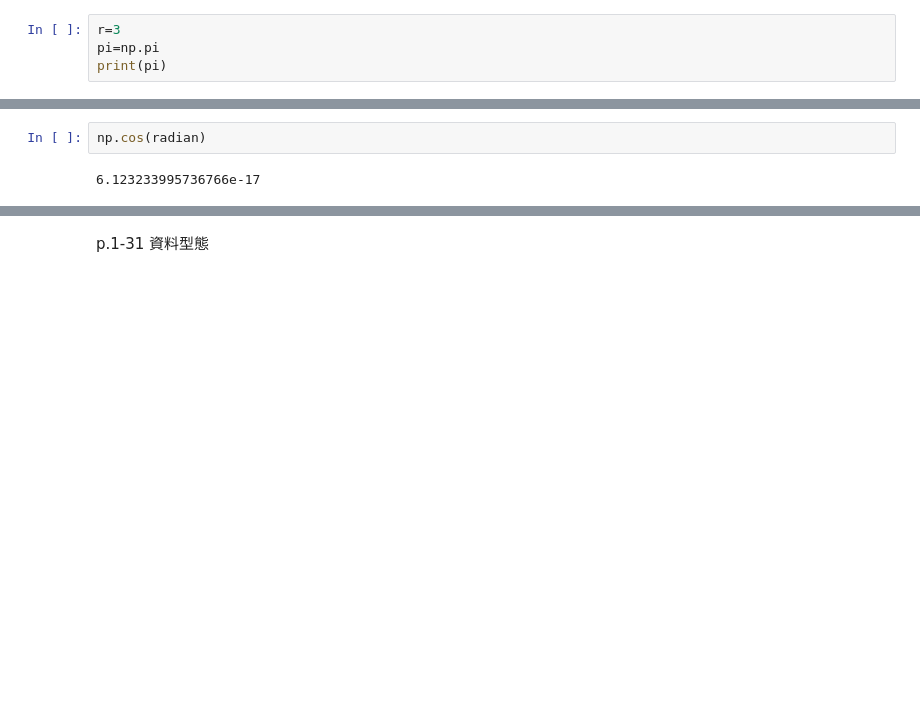
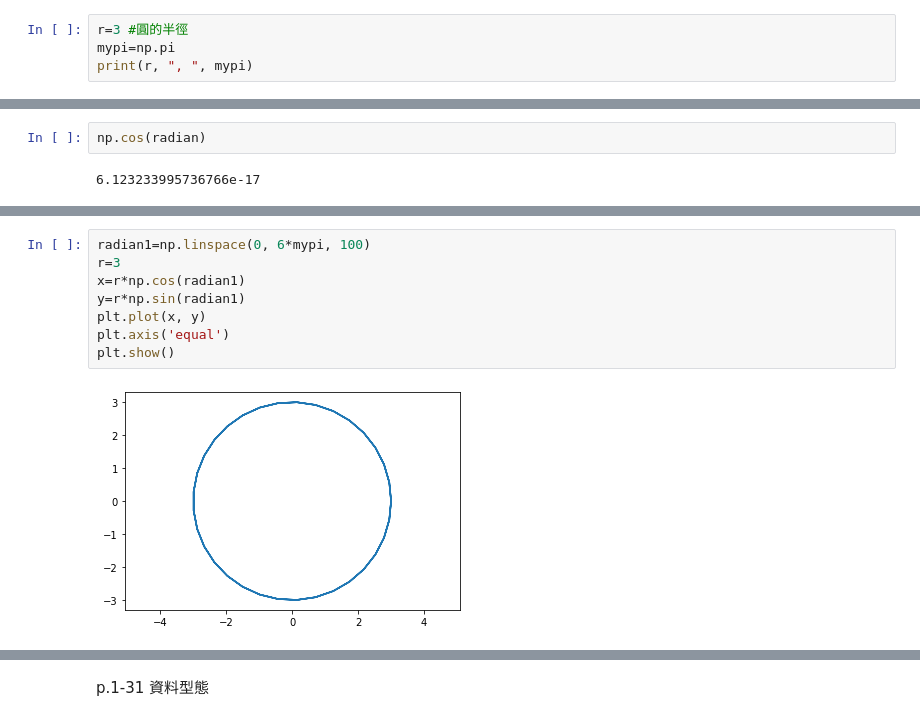
Before and after one commit to TienLungSun/Python, a Jupyter notebook: IE118 week3.ipynb, the cells around one changed output, grey strips where cells are left out. Saved outputs shown, nothing was run; the diff lists cells and outputs as text; blank space fills up the shorter version.

```diff
--- a/IE118 week3.ipynb
+++ b/IE118 week3.ipynb
@@ -57,7 +59,7 @@ plt.show()
 # %% [markdown]
 p.1-27 畫圓
 # %%
-r=3
-pi=np.pi
-print(pi)
+r=3 #圓的半徑
+mypi=np.pi
+print(r, ", ", mypi)
 # %% [output]
@@ -95,3 +97,13 @@ plt.axis('equal')
 plt.show()
 # %% [output]
 [figure]
+# %%
+radian1=np.linspace(0, 6*mypi, 100)
+r=3
+x=r*np.cos(radian1)
+y=r*np.sin(radian1)
+plt.plot(x, y)
+plt.axis('equal')
+plt.show()
+# %% [output]
+[figure, added]
```
Also changed, not shown: parts of 18 cells of this notebook.
